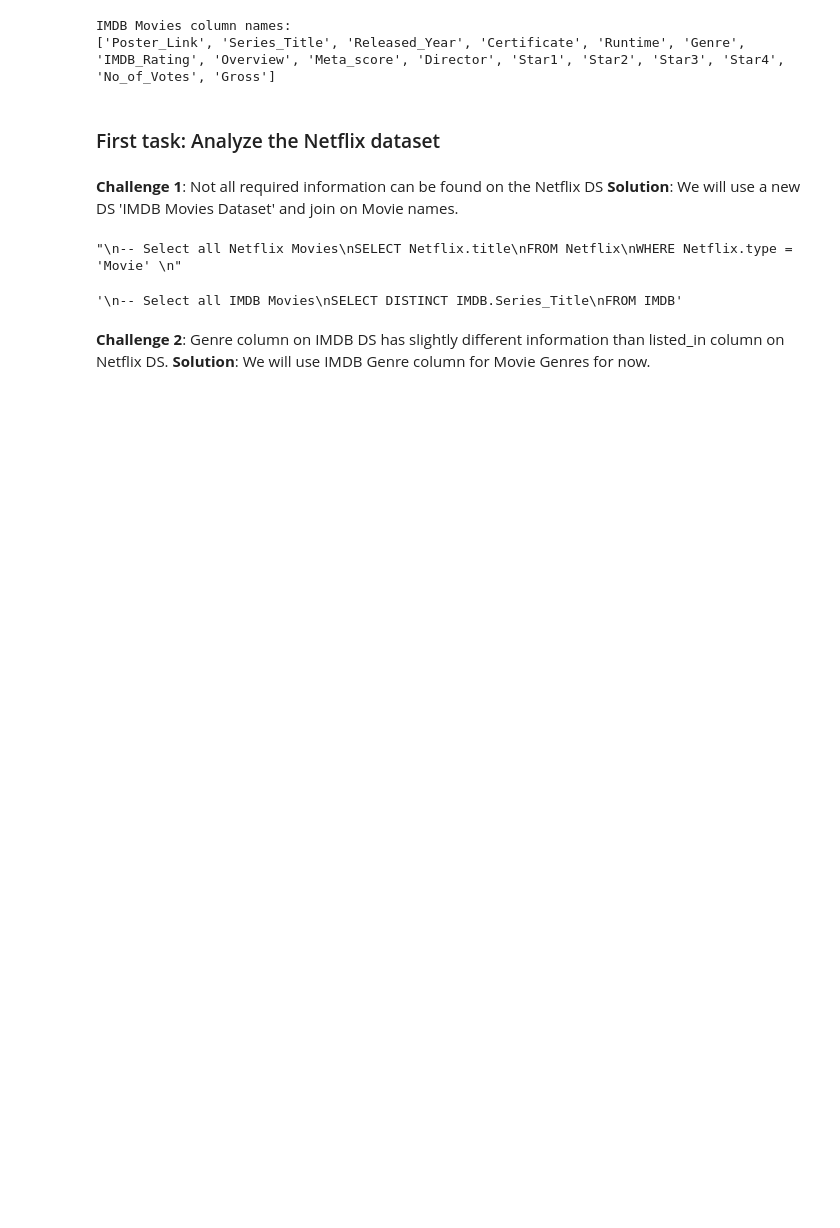
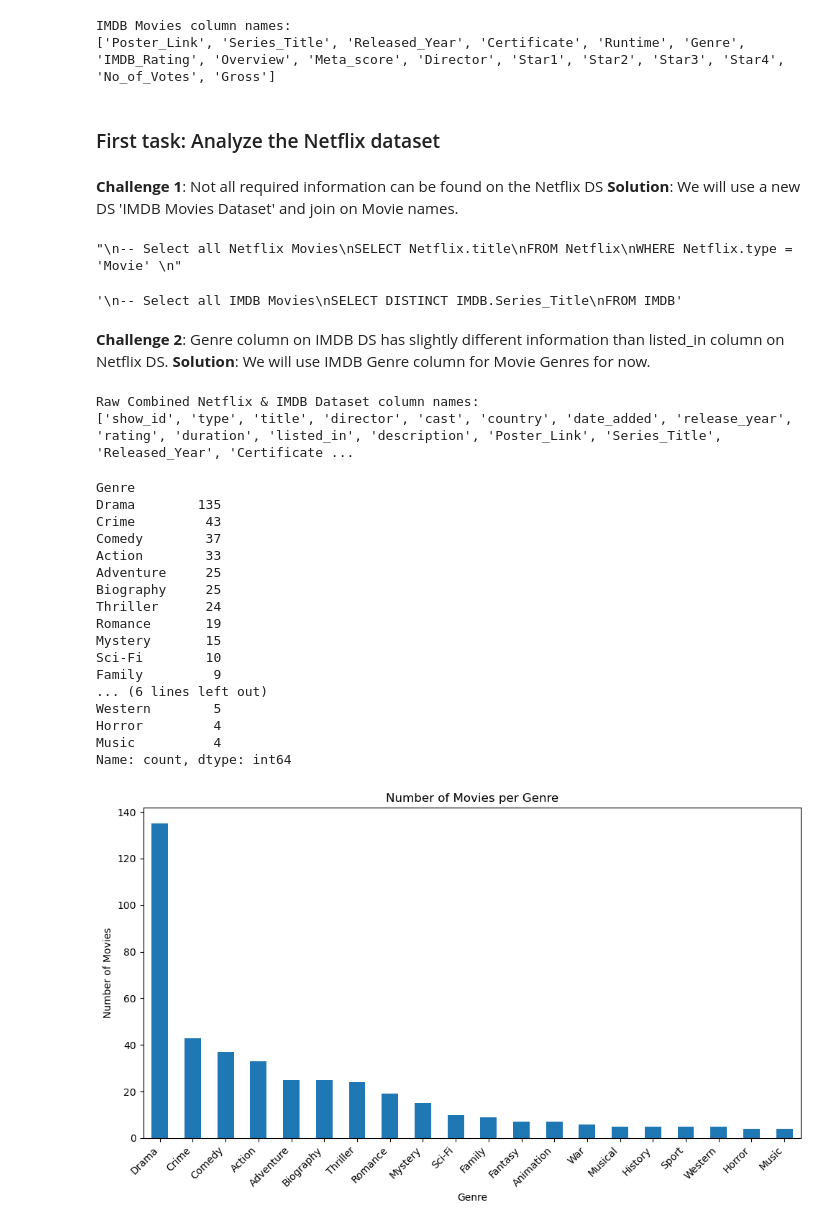
Before and after one commit to ulquyorra-11/Cinemalytics, a Jupyter notebook: notebooks/samer.ipynb, the cells around one changed output. Saved outputs shown, nothing was run; the diff lists cells and outputs as text; code cells hidden in the pictures; blank space fills up the shorter version.

```diff
--- a/notebooks/samer.ipynb
+++ b/notebooks/samer.ipynb
@@ -73,3 +74,49 @@ INNER JOIN Netflix ON IMDB.Series_Title = Netflix.title
 # %% [markdown]
 **Challenge 2**: Genre column on IMDB DS has slightly different information than listed_in column on Netflix DS.</br>
 **Solution**: We will use IMDB Genre column for Movie Genres for now.
+# %%
+# Combined the Netflix and IMDB datasets on the Movie title columns
+netflix_imdb_path = '/Users/samer/Documents/github_repos/StreamSelect/OTT_SUGGESTER/data/raw/raw_combined_netflix_imdb.csv'
+netflix_imdb_df = pd.read_csv(netflix_imdb_path)
+# %%
+print('\nRaw Combined Netflix & IMDB Dataset column names:')
+print(netflix_imdb_df.columns.tolist())
+# %% [output]
+Raw Combined Netflix & IMDB Dataset column names:
+['show_id', 'type', 'title', 'director', 'cast', 'country', 'date_added', 'release_year', 'rating', 'duration', 'listed_in', 'description', 'Poster_Link', 'Series_Title', 'Released_Year', 'Certificate ...
+# %%
+# Display relationship between Movie genre and number of movies
+
+# Split the 'Genre' column into lists, stack them into a single Series, and then count occurrences
+genre_counts = netflix_imdb_df['Genre'].str.split(', ').explode().value_counts()
+print(genre_counts)
+
+# Plotting the counts as above
+plt.figure(figsize=(10, 6))
+genre_counts.plot(kind='bar')
+plt.title('Number of Movies per Genre')
+plt.xlabel('Genre')
+plt.ylabel('Number of Movies')
+plt.xticks(rotation=45, ha="right")
+plt.tight_layout()
+
+plt.show()
+# %% [output]
+Genre
+Drama        135
+Crime         43
+Comedy        37
+Action        33
+Adventure     25
+Biography     25
+Thriller      24
+Romance       19
+Mystery       15
+Sci-Fi        10
+Family         9
+... (6 lines left out)
+Western        5
+Horror         4
+Music          4
+Name: count, dtype: int64
+[figure, added]
```
Also changed, not shown: parts of 1 cell of this notebook.
